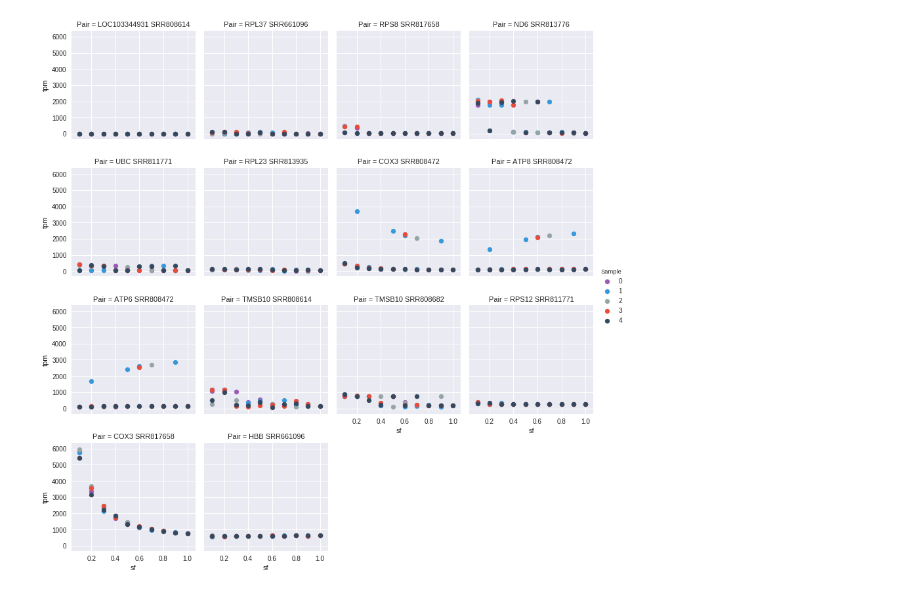
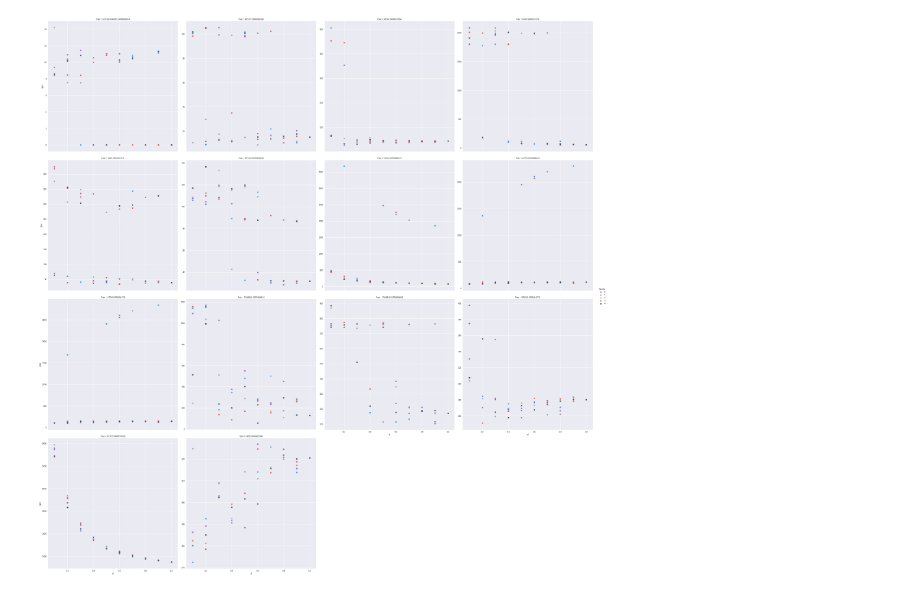
Before and after one commit to alevar/EVA, a Jupyter notebook: extremes.ipynb, the cells around one changed output. Cells and saved outputs as stored; diff of their text form; code cells hidden in the pictures.

Commit message:
better plot resolution'

```diff
--- a/extremes.ipynb
+++ b/extremes.ipynb
@@ -39,6 +38,7 @@ data
 # %%
 flatui = ["#9b59b6", "#3498db", "#95a5a6", "#e74c3c", "#34495e", "#2ecc71"]
-g = sbn.FacetGrid(data, col="Pair", palette=flatui,hue='Sample', col_wrap=4)
+g = sbn.FacetGrid(data, col="Pair", palette=flatui,hue='Sample', col_wrap=4, sharey=False,size=10,aspect=1)
 g = (g.map(plt.scatter,"sf","tpm").add_legend())
+g.savefig("./test.png")
 # %% [output]
-[figure, old version]
+[figure, new version]
```
Also changed, not shown: parts of 2 cells of this notebook.
